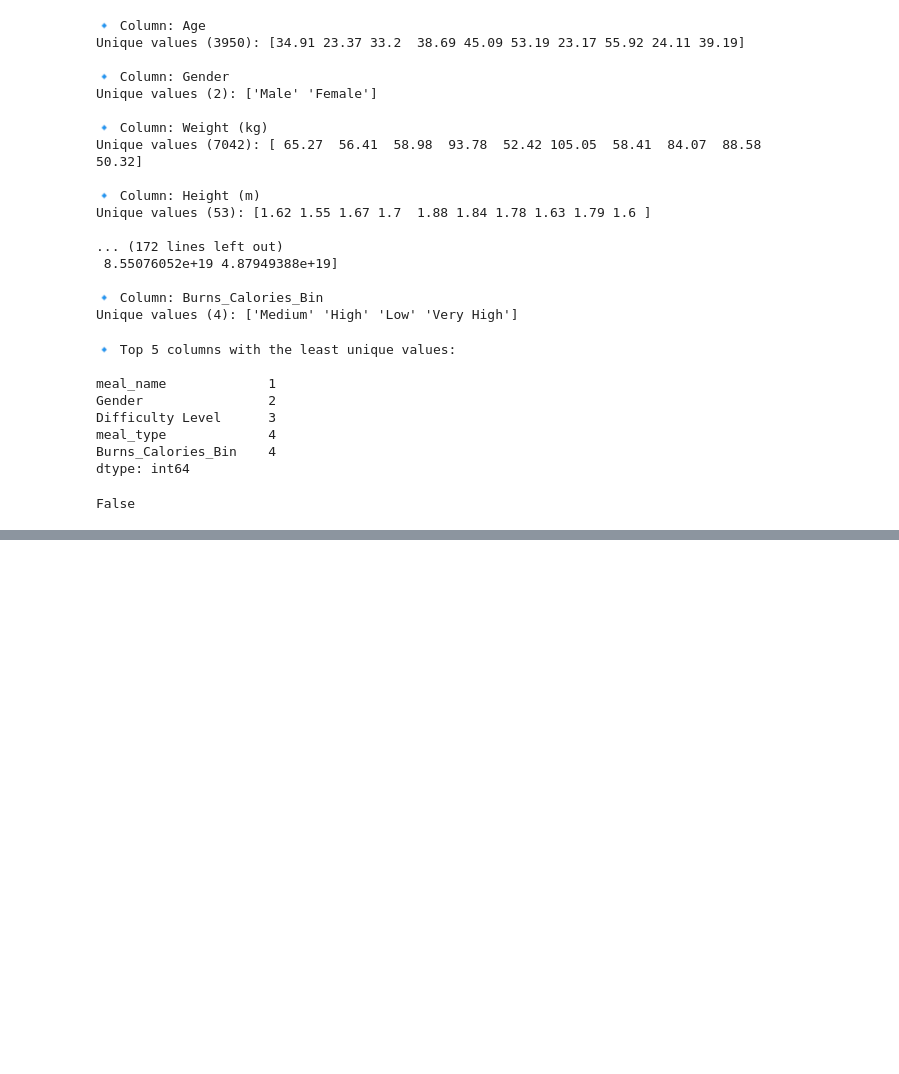
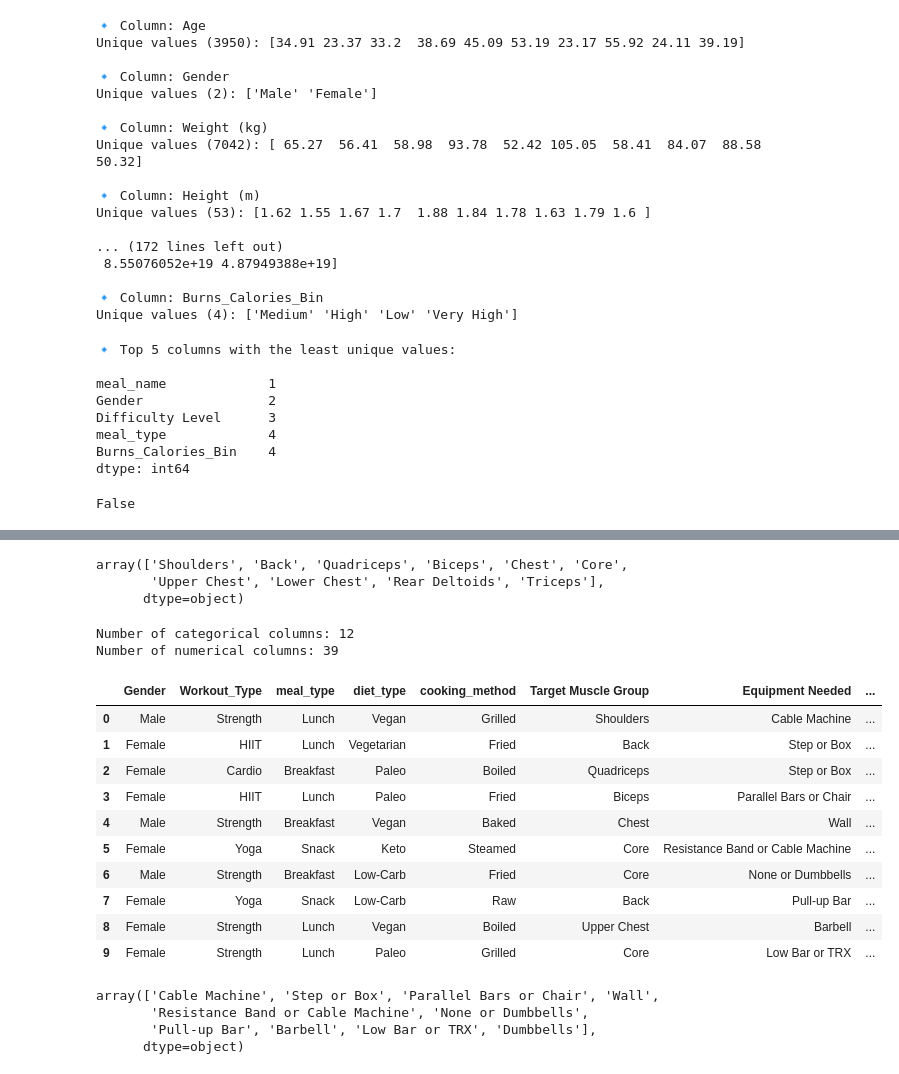
Before and after one commit to murad-02/FitLab, a Jupyter notebook: AI/Fit.ipynb, the cells around one changed output, grey strips where cells are left out. Saved outputs shown, nothing was run; the diff lists cells and outputs as text; code cells hidden in the pictures; blank space fills up the shorter version.

```diff
--- a/AI/Fit.ipynb
+++ b/AI/Fit.ipynb
@@ -305,3 +305,6 @@ df = df.drop('meal_name', axis=1)
 'meal_name' in df.columns
 # %% [output]
 False
+# %%
+df = df.drop('Name of Exercise', axis=1)
+'Name of Exercise' in df.columns
@@ -307,0 +313,3 @@ False
+# %%
+df = df.drop('Benefit', axis=1)
+'Benefit' in df.columns
@@ -307,0 +337,48 @@ False
+# %%
+# Keep only the first muscle listed in each row
+df['Target Muscle Group'] = df['Target Muscle Group'].apply(lambda x: x.split(',')[0].strip())
+df['Target Muscle Group'].unique()[:10]
+# %% [output]
+array(['Shoulders', 'Back', 'Quadriceps', 'Biceps', 'Chest', 'Core',
+       'Upper Chest', 'Lower Chest', 'Rear Deltoids', 'Triceps'],
+      dtype=object)
+# %%
+# Categorical columns (object type)
+categorical_cols = df.select_dtypes(include=['object']).columns
+num_categorical = len(categorical_cols)
+
+# Numerical columns (int or float)
+numerical_cols = df.select_dtypes(include=['int64', 'float64']).columns
+num_numerical = len(numerical_cols)
+
+print(f"Number of categorical columns: {num_categorical}")
+print(f"Number of numerical columns: {num_numerical}")
+# %% [output]
+Number of categorical columns: 12
+Number of numerical columns: 39
+# %%
+# Select categorical/object columns
+categorical_cols = df.select_dtypes(include=['object']).columns
+
+# Display first 5 rows for these columns
+df[categorical_cols].head(10)
+# %% [output]
+|  | Gender | Workout_Type | meal_type | diet_type | cooking_method | Target Muscle Group | Equipment Needed | ... |
+| 0 | Male | Strength | Lunch | Vegan | Grilled | Shoulders | Cable Machine | ... |
+| 1 | Female | HIIT | Lunch | Vegetarian | Fried | Back | Step or Box | ... |
+| 2 | Female | Cardio | Breakfast | Paleo | Boiled | Quadriceps | Step or Box | ... |
+| 3 | Female | HIIT | Lunch | Paleo | Fried | Biceps | Parallel Bars or Chair | ... |
+| 4 | Male | Strength | Breakfast | Vegan | Baked | Chest | Wall | ... |
+| 5 | Female | Yoga | Snack | Keto | Steamed | Core | Resistance Band or Cable Machine | ... |
+| 6 | Male | Strength | Breakfast | Low-Carb | Fried | Core | None or Dumbbells | ... |
+| 7 | Female | Yoga | Snack | Low-Carb | Raw | Back | Pull-up Bar | ... |
+| 8 | Female | Strength | Lunch | Vegan | Boiled | Upper Chest | Barbell | ... |
+| 9 | Female | Strength | Lunch | Paleo | Grilled | Core | Low Bar or TRX | ... |
+# %%
+df['Equipment Needed'] = df['Equipment Needed'].apply(lambda x: x.split(',')[0].strip())
+df['Equipment Needed'].unique()[:10]
+# %% [output]
+array(['Cable Machine', 'Step or Box', 'Parallel Bars or Chair', 'Wall',
+       'Resistance Band or Cable Machine', 'None or Dumbbells',
+       'Pull-up Bar', 'Barbell', 'Low Bar or TRX', 'Dumbbells'],
+      dtype=object)
```
Also changed, not shown: parts of 4 cells of this notebook.
